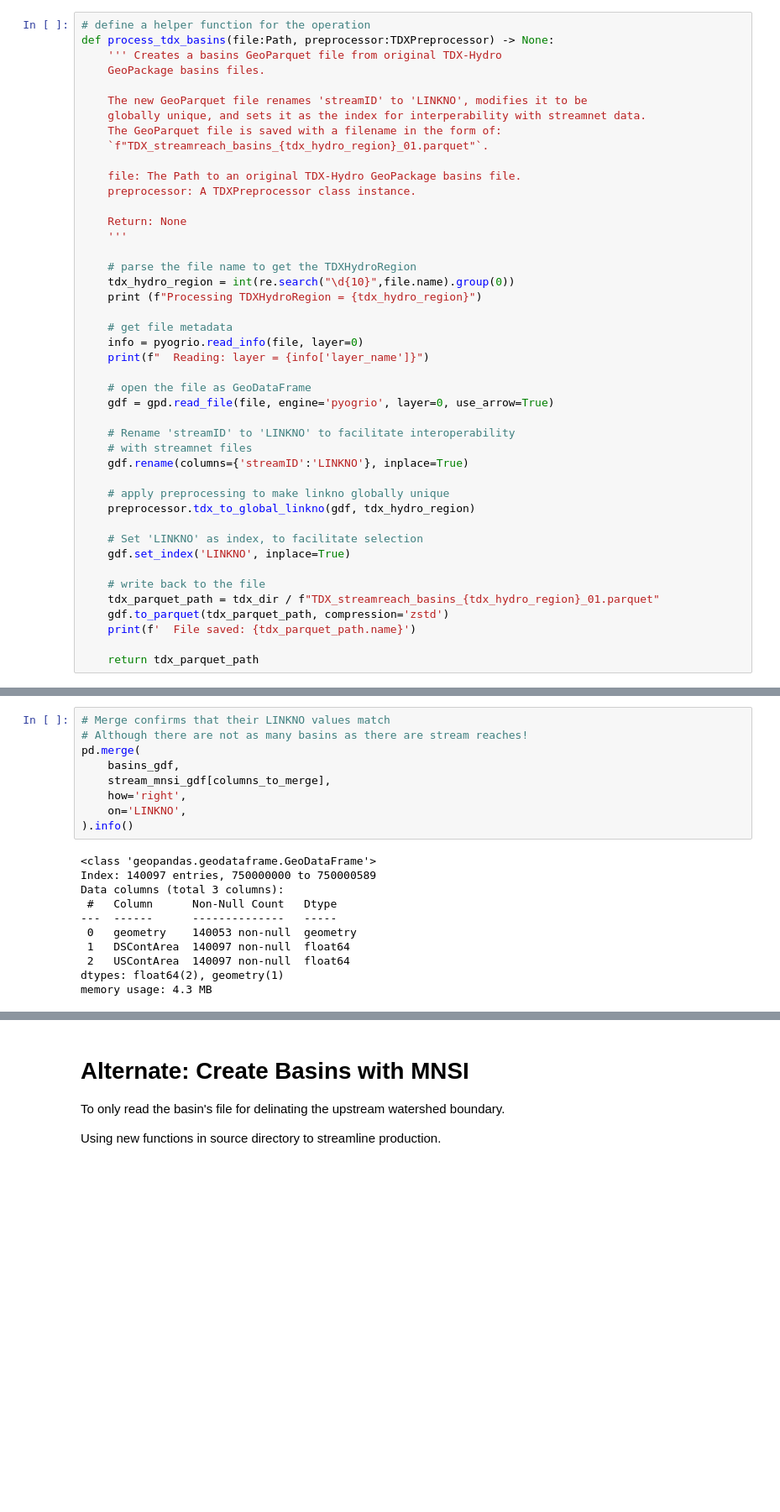
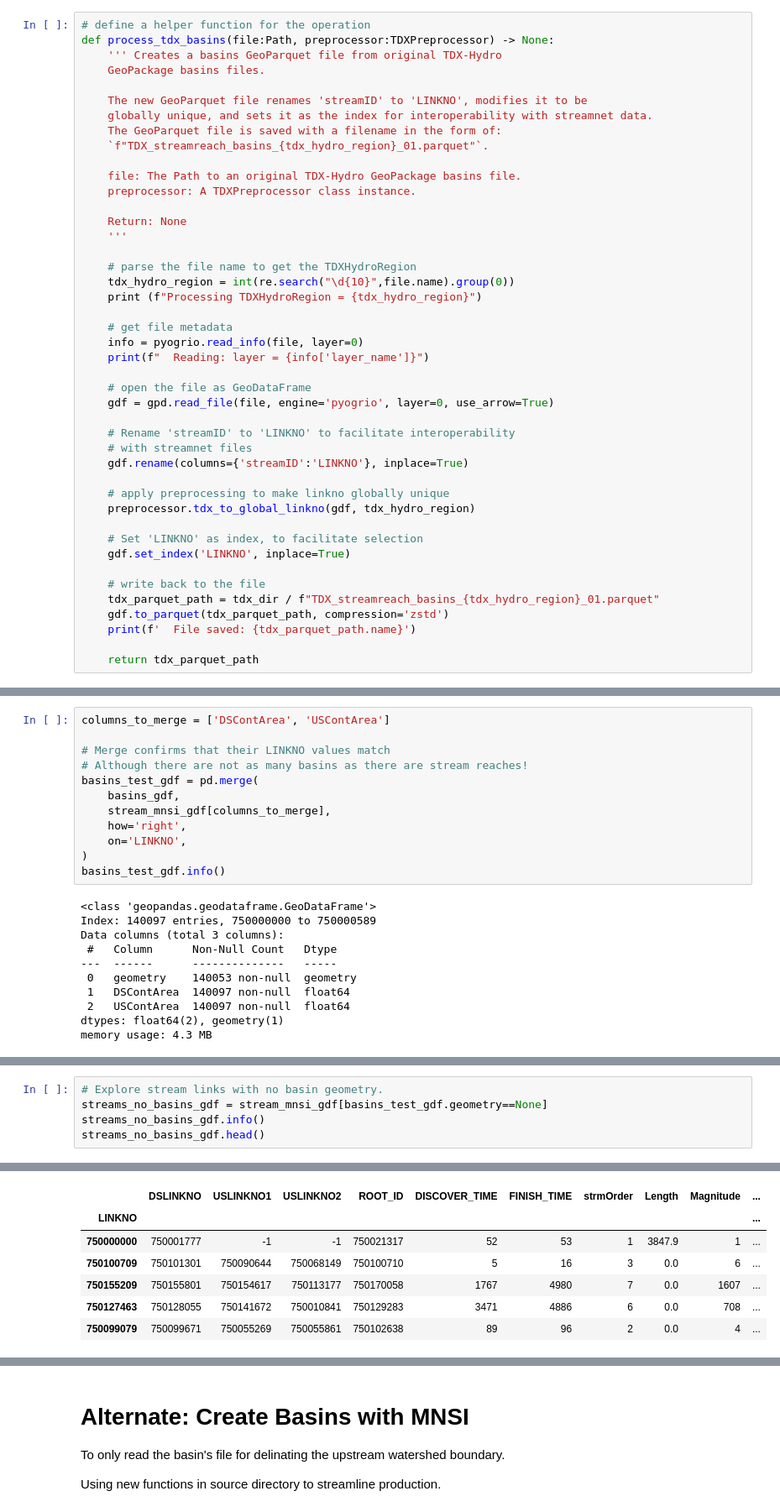
Before and after one commit to WikiWatershed/global-hydrography, a Jupyter notebook: examples/4_ProcessBasinToParquet.ipynb, the cells around one changed output, grey strips where cells are left out. Shown at 84% size. Saved outputs shown, nothing was run; the diff lists cells and outputs as text; blank space fills up the shorter version.

```diff
--- a/examples/4_ProcessBasinToParquet.ipynb
+++ b/examples/4_ProcessBasinToParquet.ipynb
@@ -70,7 +70,7 @@ def process_tdx_basins(file:Path, preprocessor:TDXPreprocessor) -> None:
     GeoPackage basins files.
 
     The new GeoParquet file renames 'streamID' to 'LINKNO', modifies it to be
-    globally unique, and sets it as the index for interperability with streamnet data.
+    globally unique, and sets it as the index for interoperability with streamnet data.
     The GeoParquet file is saved with a filename in the form of:
     `f"TDX_streamreach_basins_{tdx_hydro_region}_01.parquet"`.
 
@@ -227,12 +229,15 @@ columns_to_merge = ['DSContArea', 'USContArea']
 # %%
+columns_to_merge = ['DSContArea', 'USContArea']
+
 # Merge confirms that their LINKNO values match
 # Although there are not as many basins as there are stream reaches!
-pd.merge(
+basins_test_gdf = pd.merge(
     basins_gdf,
     stream_mnsi_gdf[columns_to_merge],
     how='right',
     on='LINKNO',
-).info()
+)
+basins_test_gdf.info()
 # %% [output]
 <class 'geopandas.geodataframe.GeoDataFrame'>
 Index: 140097 entries, 750000000 to 750000589
@@ -275,0 +256,6 @@ Wall time: 5.03 ms
+# %%
+# Explore stream links with no basin geometry.
+streams_no_basins_gdf = stream_mnsi_gdf[basins_test_gdf.geometry==None]
+streams_no_basins_gdf.info()
+streams_no_basins_gdf.head()
+# %% [output]
@@ -275,0 +279,7 @@ Wall time: 5.03 ms
+|  | DSLINKNO | USLINKNO1 | USLINKNO2 | ROOT_ID | DISCOVER_TIME | FINISH_TIME | strmOrder | Length | Magnitude | ... |
+| LINKNO |  |  |  |  |  |  |  |  |  | ... |
+| 750000000 | 750001777 | -1 | -1 | 750021317 | 52 | 53 | 1 | 3847.9 | 1 | ... |
+| 750100709 | 750101301 | 750090644 | 750068149 | 750100710 | 5 | 16 | 3 | 0.0 | 6 | ... |
+| 750155209 | 750155801 | 750154617 | 750113177 | 750170058 | 1767 | 4980 | 7 | 0.0 | 1607 | ... |
+| 750127463 | 750128055 | 750141672 | 750010841 | 750129283 | 3471 | 4886 | 6 | 0.0 | 708 | ... |
+| 750099079 | 750099671 | 750055269 | 750055861 | 750102638 | 89 | 96 | 2 | 0.0 | 4 | ... |
```
Also changed, not shown: parts of 17 cells of this notebook, 4 other files.
